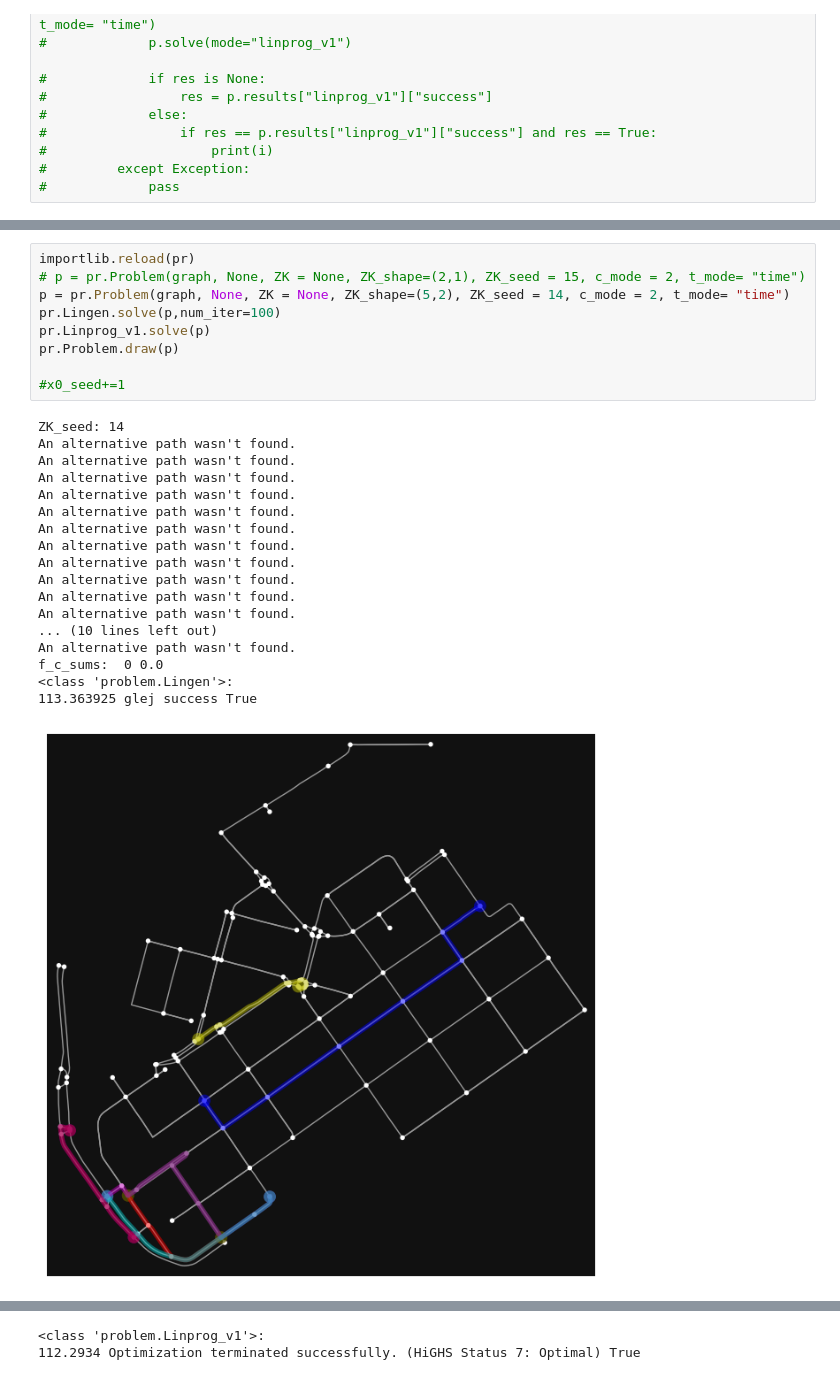
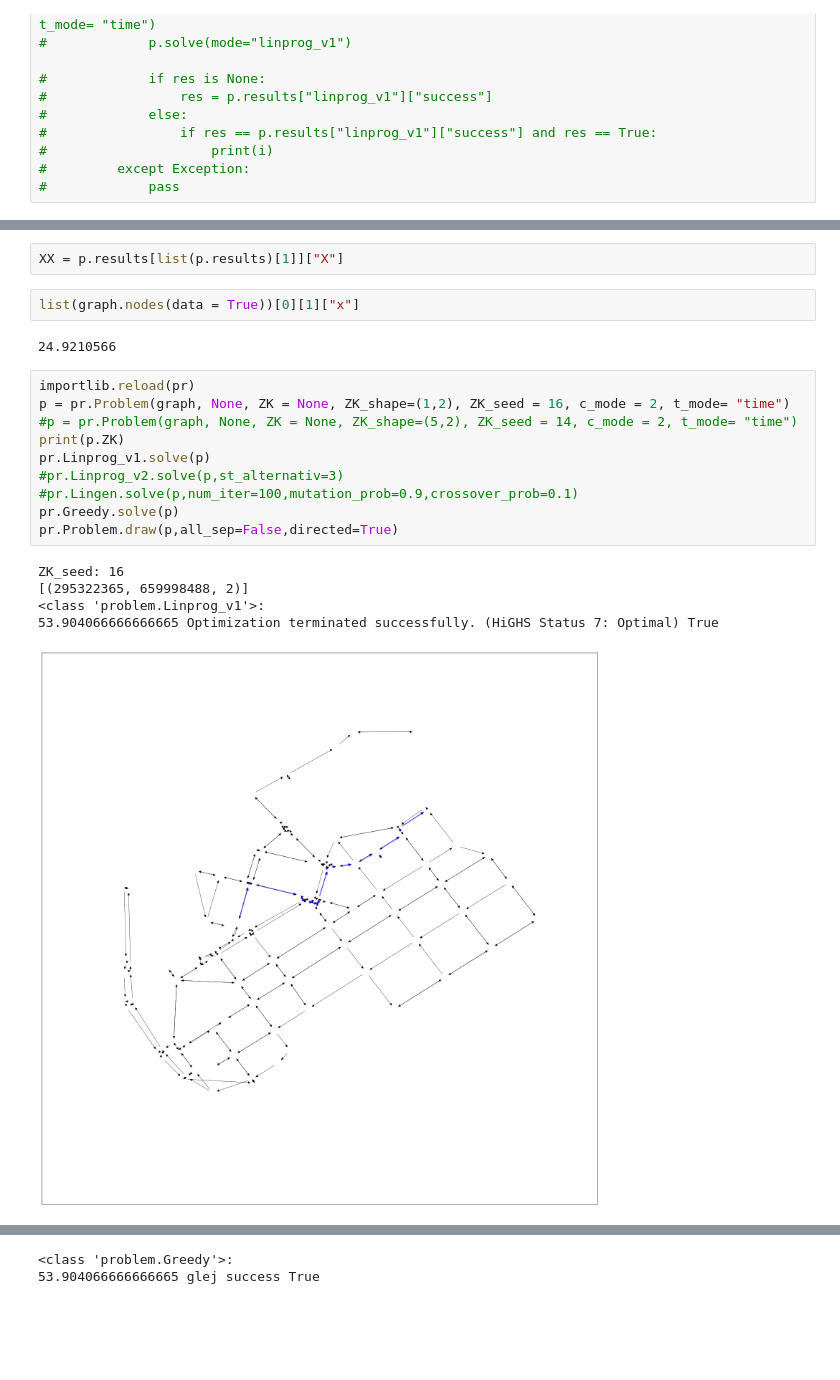
Before and after one commit to elgroselj/distributing_traffic, a Jupyter notebook: helsinki.ipynb, the cells around one changed output, grey strips where cells are left out. Drawn from its saved outputs; the diff is of its cells as text; blank space fills up the shorter version.

Commit message:
mal spucano, greedy dodan, todo XtoQ

```diff
--- a/helsinki.ipynb
+++ b/helsinki.ipynb
@@ -215,28 +212,22 @@ ZK_seed: 15
+# %%
+XX = p.results[list(p.results)[1]]["X"]
+# %%
+list(graph.nodes(data = True))[0][1]["x"]
+# %% [output]
+24.9210566
 # %%
 importlib.reload(pr)
-# p = pr.Problem(graph, None, ZK = None, ZK_shape=(2,1), ZK_seed = 15, c_mode = 2, t_mode= "time")
-p = pr.Problem(graph, None, ZK = None, ZK_shape=(5,2), ZK_seed = 14, c_mode = 2, t_mode= "time")
-pr.Lingen.solve(p,num_iter=100)
+p = pr.Problem(graph, None, ZK = None, ZK_shape=(1,2), ZK_seed = 16, c_mode = 2, t_mode= "time")
+#p = pr.Problem(graph, None, ZK = None, ZK_shape=(5,2), ZK_seed = 14, c_mode = 2, t_mode= "time")
+print(p.ZK)
 pr.Linprog_v1.solve(p)
-pr.Problem.draw(p)
-
-#x0_seed+=1
+#pr.Linprog_v2.solve(p,st_alternativ=3)
+#pr.Lingen.solve(p,num_iter=100,mutation_prob=0.9,crossover_prob=0.1)
+pr.Greedy.solve(p)
+pr.Problem.draw(p,all_sep=False,directed=True)
 # %% [output]
-ZK_seed: 14
-An alternative path wasn't found.
-An alternative path wasn't found.
-An alternative path wasn't found.
-An alternative path wasn't found.
-An alternative path wasn't found.
-An alternative path wasn't found.
-An alternative path wasn't found.
-An alternative path wasn't found.
-An alternative path wasn't found.
-An alternative path wasn't found.
-An alternative path wasn't found.
-... (10 lines left out)
-An alternative path wasn't found.
-f_c_sums:  0 0.0
-<class 'problem.Lingen'>:
-113.363925 glej success True
+ZK_seed: 16
+[(295322365, 659998488, 2)]
+<class 'problem.Linprog_v1'>:
+53.904066666666665 Optimization terminated successfully. (HiGHS Status 7: Optimal) True
-[figure, old version]
+[figure, new version]
@@ -243,2 +235,2 @@ f_c_sums:  0 0.0
-<class 'problem.Linprog_v1'>:
-112.2934 Optimization terminated successfully. (HiGHS Status 7: Optimal) True
+<class 'problem.Greedy'>:
+53.904066666666665 glej success True
```
Also changed, not shown: parts of 17 cells of this notebook, 4 other files.
